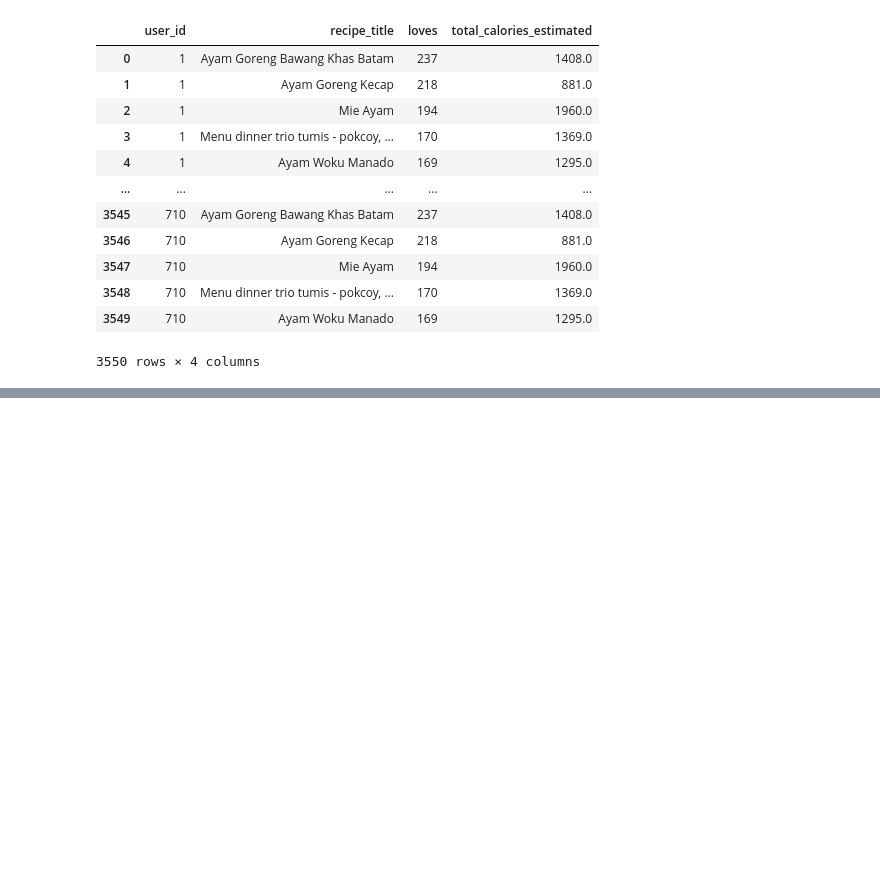
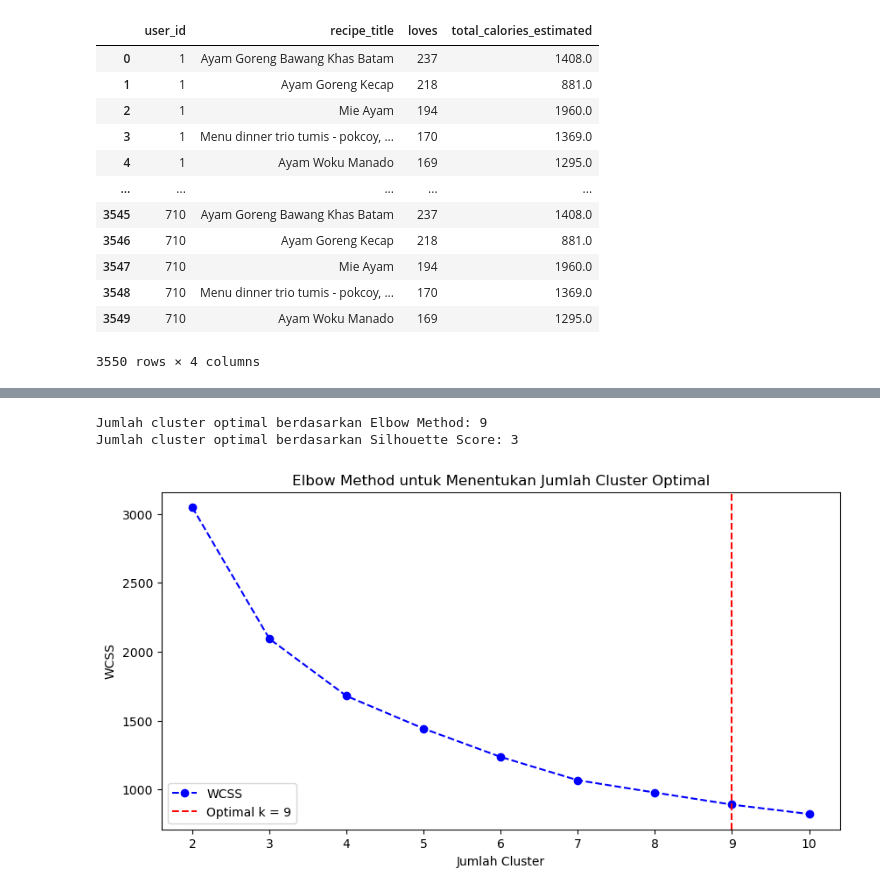
Before and after one commit to Fajrimughni/Final_Project_Fajri, a Jupyter notebook: master.ipynb, the cells around one changed output, grey strips where cells are left out. Cells and saved outputs as stored; diff of their text form; code cells hidden in the pictures; blank space fills up the shorter version.

```diff
--- a/master.ipynb
+++ b/master.ipynb
@@ -630,0 +664,42 @@ def recommend_recipe(user, df_recipe_revised):
+# %%
+# Step 3: Split data menjadi Train dan Test
+X_train, X_test = train_test_split(X_scaled, test_size=0.2, random_state=42)
+# %%
+# Step 4: Tentukan jumlah cluster menggunakan Elbow Method dan Silhouette Score
+wcss = []
+silhouette_scores = []
+K_range = range(2, 11)
+# %%
+for i in K_range:
+    kmeans = KMeans(n_clusters=i, random_state=42, n_init=10)
+    kmeans.fit(X_train)
+    # Simpan nilai inertia (WCSS)
+    wcss.append(kmeans.inertia_)
+    # Hitung silhouette score
+    cluster_labels = kmeans.predict(X_train)
+    silhouette_avg = silhouette_score(X_train, cluster_labels)
+    silhouette_scores.append(silhouette_avg)
+# %%
+# Menentukan jumlah cluster terbaik berdasarkan Elbow Method
+optimal_k_elbow = K_range[np.argmin(np.diff(np.diff(wcss))) + 2]
+
+# Menentukan jumlah cluster terbaik berdasarkan Silhouette Score
+optimal_k_silhouette = K_range[np.argmax(silhouette_scores)]
+
+print(f"Jumlah cluster optimal berdasarkan Elbow Method: {optimal_k_elbow}")
+print(f"Jumlah cluster optimal berdasarkan Silhouette Score: {optimal_k_silhouette}")
+# %% [output]
+Jumlah cluster optimal berdasarkan Elbow Method: 9
+Jumlah cluster optimal berdasarkan Silhouette Score: 3
+# %%
+# Visualisasi hasil Elbow Method
+plt.figure(figsize=(10, 5))
+plt.plot(list(K_range), wcss, marker='o', linestyle='--', color='b', label='WCSS')
+plt.xlabel('Jumlah Cluster')
+plt.ylabel('WCSS')
+plt.title('Elbow Method untuk Menentukan Jumlah Cluster Optimal')
+plt.axvline(x=optimal_k_elbow, linestyle='--', color='r', label=f'Optimal k = {optimal_k_elbow}')
+plt.legend()
+plt.show()
+# %% [output]
+[figure, added]
```
Also changed, not shown: parts of 44 cells of this notebook, 4 other files.
